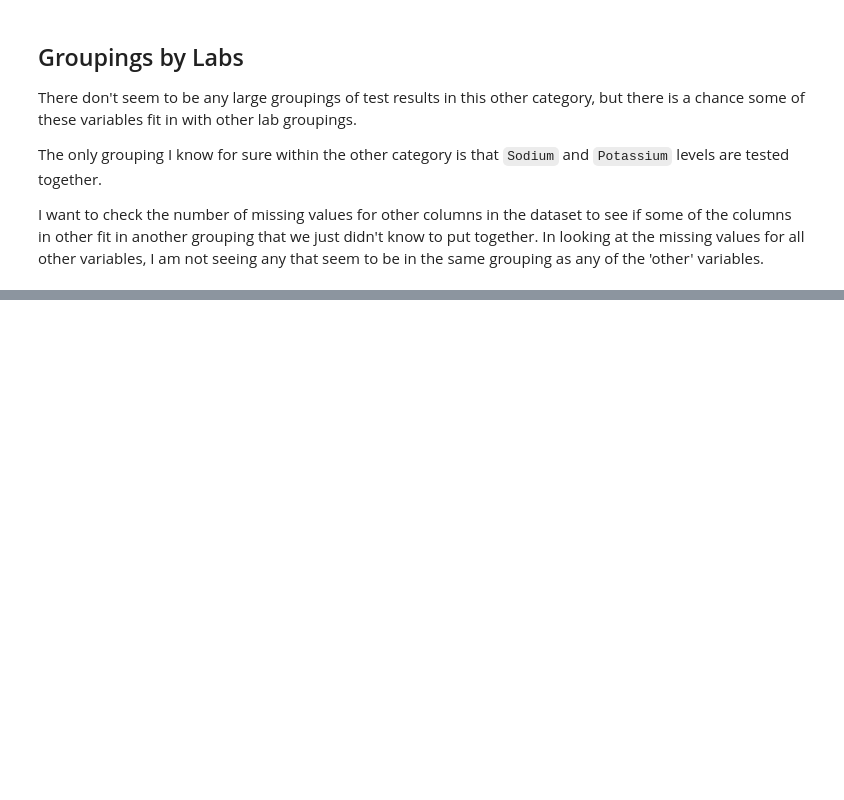
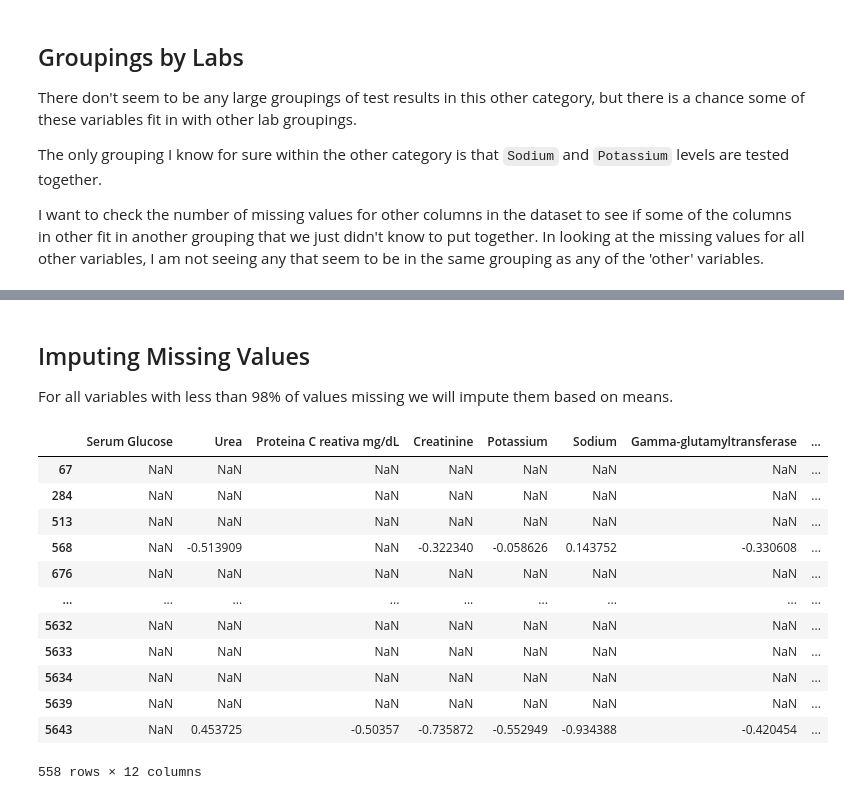
Before and after one commit to Yilin-Ye/ds_case_1_team_2, a Jupyter notebook: eda/other_groups.ipynb, the cells around one changed output, grey strips where cells are left out. Drawn from its saved outputs; the diff is of its cells as text; code cells hidden in the pictures; blank space fills up the shorter version.

Commit message:
updated other groupings

```diff
--- a/eda/other_groups.ipynb
+++ b/eda/other_groups.ipynb
@@ -167,0 +164,23 @@ For all variables with less than 98% of values missing we will impute them
+# %% [markdown]
+## Imputing Missing Values
+
+For all variables with less than 98% of values missing we will impute them based on means.
+# %%
+Strepto = other_tests['Strepto A']
+other_impute = other_tests.drop(['Patient ID', 'SARS-Cov-2 exam result','y', 'Strepto A'], axis = 1, inplace = False)
+other_impute.fillna(other_impute.mean())
+other_impute
+# %% [output]
+|  | Serum Glucose | Urea | Proteina C reativa mg/dL | Creatinine | Potassium | Sodium | Gamma-glutamyltransferase | ... |
+| 67 | NaN | NaN | NaN | NaN | NaN | NaN | NaN | ... |
+| 284 | NaN | NaN | NaN | NaN | NaN | NaN | NaN | ... |
+| 513 | NaN | NaN | NaN | NaN | NaN | NaN | NaN | ... |
+| 568 | NaN | -0.513909 | NaN | -0.322340 | -0.058626 | 0.143752 | -0.330608 | ... |
+| 676 | NaN | NaN | NaN | NaN | NaN | NaN | NaN | ... |
+| ... | ... | ... | ... | ... | ... | ... | ... | ... |
+| 5632 | NaN | NaN | NaN | NaN | NaN | NaN | NaN | ... |
+| 5633 | NaN | NaN | NaN | NaN | NaN | NaN | NaN | ... |
+| 5634 | NaN | NaN | NaN | NaN | NaN | NaN | NaN | ... |
+| 5639 | NaN | NaN | NaN | NaN | NaN | NaN | NaN | ... |
+| 5643 | NaN | 0.453725 | -0.50357 | -0.735872 | -0.552949 | -0.934388 | -0.420454 | ... |
+558 rows × 12 columns
```
Also changed, not shown: parts of 7 cells of this notebook.
